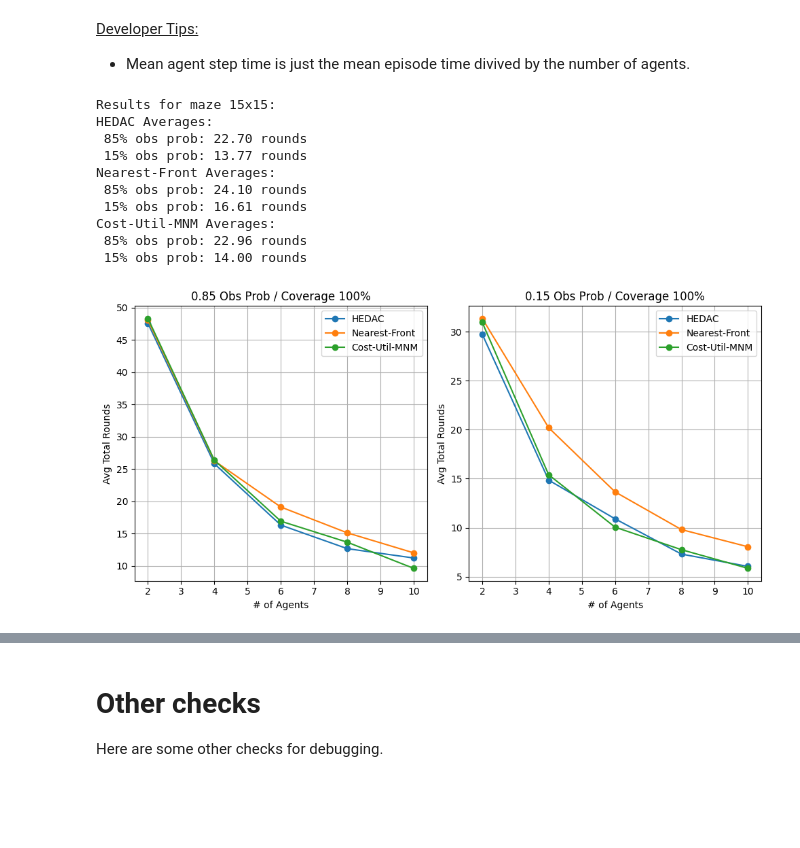
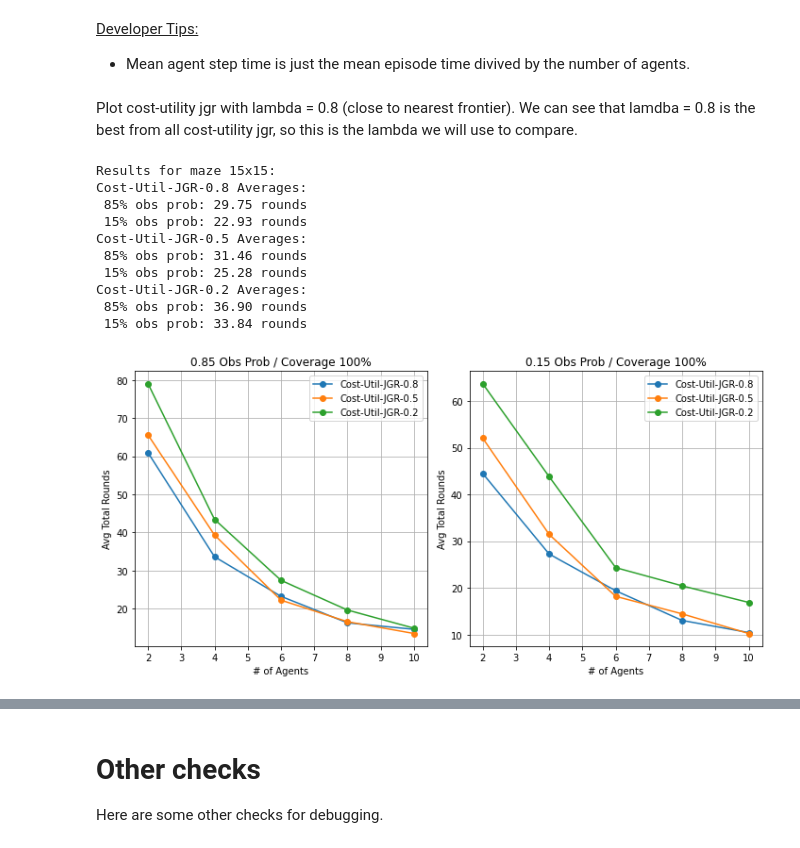
Before and after one commit to manouslinard/multiagent-exploration, a Jupyter notebook: Swarm_RL-Manousos.ipynb, the cells around one changed output, grey strips where cells are left out. Cells and saved outputs as stored; diff of their text form; code cells hidden in the pictures; blank space fills up the shorter version.

Commit message:
impl cu_jgr cost-util

```diff
--- a/Swarm_RL-Manousos.ipynb
+++ b/Swarm_RL-Manousos.ipynb
@@ -910,7 +994,7 @@ def save_xlsx(file_path: str, new_row: dict):
 # %% [markdown]
 Function to test astar with many experiments (print averages).
 # %%
-def test_astar(num_agents, num_test, start_grid = None, gen_stage_func = None, file_path = None, agent_view_range = 2, debug=False, coverage_mode=True, coverage_finish=1.0, algo='nf', alpha=10, max_hedac_iter=100):
+def test_astar(num_agents, num_test, start_grid = None, gen_stage_func = None, file_path = None, agent_view_range = 2, debug=False, coverage_mode=True, coverage_finish=1.0, algo='nf', alpha=10, max_hedac_iter=100, lambda_=0.8):
   """
   Function to test astar with many experiments (returns averages).
   If you want to give the initial grid, initialize the variable start_grid with your grid
@@ -943,8 +1027,8 @@ def test_astar(num_agents, num_test, start_grid = None, gen_stage_func = None, f
       grid = copy.deepcopy(start_grid)
     agents = generate_agents(real_stage = grid, num_agents = num_agents, view_range = agent_view_range, coverage_mode = coverage_mode)
     if coverage_mode:
-      if algo == 'nf' or algo == 'cu_mnm':
-        res = move_nf_coverage(start_grid=grid, start_agents=agents, coverage_finish = coverage_finish, debug=debug, algo=algo)
+      if algo == 'nf' or algo == 'cu_mnm' or algo == 'cu_jgr':
+        res = move_nf_coverage(start_grid=grid, start_agents=agents, coverage_finish = coverage_finish, debug=debug, algo=algo, lambda_=lambda_)
       elif algo == 'hedac':
         res = move_hedac_coverage(start_grid=grid, agents=agents, alpha=alpha, coverage_finish=coverage_finish, max_iter=max_hedac_iter, debug=debug)
       # if res[0] != 1.0:
@@ -1058,7 +1145,7 @@ Average Coverage Percentage: 1.0 / Average Total Rounds: 72.8 / Average Round Ti
 # Complex Experimentation (used in thesis)
 This section contains the main experiment process used for getting results/comparing algos in complex and big mazes.
 # %%
-def run_exp_xlsx(file_path, file_path_all, min_num_agents, max_num_agents, rows, cols, num_test, obs_prob=0.85, agent_view = 2, coverage_mode=True, algo='nf', alpha=10, max_hedac_iter=100):
+def run_exp_xlsx(file_path, file_path_all, min_num_agents, max_num_agents, rows, cols, num_test, obs_prob=0.85, agent_view = 2, coverage_mode=True, algo='nf', alpha=10, max_hedac_iter=100, lambda_=0.8):
   """Function to test and save the results of the algos."""
   try:
       df = pd.read_excel(file_path)
@@ -1067,7 +1154,7 @@ def run_exp_xlsx(file_path, file_path_all, min_num_agents, max_num_agents, rows,
 
   for num_agent in range(min_num_agents, max_num_agents + 1, 2):
     print(f"Agent number: {num_agent} / Obs_Prob: {obs_prob}")
-    avg_cover, avg_rounds, avg_round_time, avg_agent_step_time, avg_exp_time = test_astar(num_agent, num_test, gen_stage_func=functools.partial(create_maze, rows=rows, cols=cols, obs_prob=obs_prob), agent_view_range=agent_view, debug=False, file_path=file_path_all, coverage_mode=coverage_mode, algo=algo, alpha=alpha, max_hedac_iter=max_hedac_iter)
+    avg_cover, avg_rounds, avg_round_time, avg_agent_step_time, avg_exp_time = test_astar(num_agent, num_test, gen_stage_func=functools.partial(create_maze, rows=rows, cols=cols, obs_prob=obs_prob), agent_view_range=agent_view, debug=False, file_path=file_path_all, coverage_mode=coverage_mode, algo=algo, alpha=alpha, max_hedac_iter=max_hedac_iter, lambda_=lambda_)
     new_row = {
         "#_Agents": num_agent,
         "Coverage": avg_cover,
@@ -1080,7 +1167,7 @@ def run_exp_xlsx(file_path, file_path_all, min_num_agents, max_num_agents, rows,
     df = df._append(new_row, ignore_index=True)
     df.to_excel(file_path, float_format='%.5f', index=False)
     print(f"Agent number: {num_agent} / Obs_Prob: {1-obs_prob}")
-    avg_cover, avg_rounds, avg_round_time, avg_agent_step_time, avg_exp_time = test_astar(num_agent, num_test, gen_stage_func=functools.partial(create_maze, rows=rows, cols=cols, obs_prob= 1 - obs_prob), agent_view_range=agent_view, debug=False, file_path=file_path_all, coverage_mode=coverage_mode, algo=algo, alpha=alpha, max_hedac_iter=max_hedac_iter)
+    avg_cover, avg_rounds, avg_round_time, avg_agent_step_time, avg_exp_time = test_astar(num_agent, num_test, gen_stage_func=functools.partial(create_maze, rows=rows, cols=cols, obs_prob= 1 - obs_prob), agent_view_range=agent_view, debug=False, file_path=file_path_all, coverage_mode=coverage_mode, algo=algo, alpha=alpha, max_hedac_iter=max_hedac_iter, lambda_=lambda_)
     new_row = {
         "#_Agents": num_agent,
         "Coverage": avg_cover,
@@ -1106,7 +1193,10 @@ num_test = 20
 obs_prob = 0.85
 agent_view = 2
 coverage_mode = True    # this is researched in the thesis.
-algo = 'cu_mnm'
+algo = 'cu_jgr'
+alpha, max_hedac_iter = 10, 100 # used in hedac
+lambda_ = 0.8 # used in cost-utility jgr
+
 # =================================
 
 file_name_all = f'{algo}_all_{rows}x{cols}_{coverage_mode}_{agent_view}.xlsx'
@@ -1129,7 +1219,7 @@ else:
 
 print(f"Running {algo} algorithm...")
 if get_ipython() and os.name != 'posix': # runs in jupiter and windows
-  run_exp_xlsx(file_path, file_path_all, min_num_agents, max_num_agents, rows, cols, num_test, obs_prob, agent_view, coverage_mode, algo)
+  run_exp_xlsx(file_path, file_path_all, min_num_agents, max_num_agents, rows, cols, num_test, obs_prob, agent_view, coverage_mode, algo, lambda_=lambda_)
 else: # in unix or script (not notebook) -> uses multiprocesses:
   # num_cores = 4
   num_cores = multiprocessing.cpu_count()
@@ -1151,8 +1241,7 @@ else: # in unix or script (not notebook) -> uses multiprocesses:
   # ------------------------
 
   l = len(agent_teams[0]) # gets the team size of each team
-  params_list = [(file_paths[i], file_paths_all[i], agent_teams[i][max(0, l-2)], agent_teams[i][l-1], rows, cols, num_test, round(abs((i % 2) - obs_prob), 2), agent_view, coverage_mode, algo) for i in range(num_cores)]
-
+  params_list = [(file_paths[i], file_paths_all[i], agent_teams[i][max(0, l-2)], agent_teams[i][l-1], rows, cols, num_test, round(abs((i % 2) - obs_prob), 2), agent_view, coverage_mode, algo, alpha, max_hedac_iter, lambda_) for i in range(num_cores)]
   print(params_list)
 
   if __name__ == "__main__":
@@ -1166,6 +1255,22 @@ else: # in unix or script (not notebook) -> uses multiprocesses:
 
     for process in processes:
         process.join()
+# %%
+df = []
+df_all = []
+for i in range(1, 6):
+    path_all = f'results/{algo}/{rows}x{cols}/all/p{i}_{algo}_all_{rows}x{cols}_{coverage_mode}_{agent_view}.xlsx'
+    path_avg = f'results/{algo}/{rows}x{cols}/p{i}_{algo}_{rows}x{cols}_{coverage_mode}_{agent_view}_{num_test}.xlsx'
+    df_all.append(pd.read_excel(path_all))
+    df.append(pd.read_excel(path_avg))
+    os.remove(path_avg)
+    os.remove(path_all)
+
+df_all = pd.concat(df_all, ignore_index=True, axis=0)
+df_all.to_excel(f'results/{algo}/{rows}x{cols}/all/{algo}_all_{rows}x{cols}_{coverage_mode}_{agent_view}_{lambda_}.xlsx', index=False)
+
+df = pd.concat(df, ignore_index=True, axis=0)
+df.to_excel(f'results/{algo}/{rows}x{cols}/{algo}_{rows}x{cols}_{coverage_mode}_{agent_view}_{num_test}_{lambda_}.xlsx', index=False)
 # %% [markdown]
 # Results Plot
 Plotting the results of the experiments.
@@ -1211,22 +1316,23 @@ def plot_comparison(file_dict, print_avg=True):
 
     plt.tight_layout()
     plt.show()
-
-file_dict = {'HEDAC': 'results/hedac/15x15/hedac_15x15_True_2_20.xlsx',
-             'Nearest-Front': 'results/nf/15x15/nf_15x15_True_2_20.xlsx',
-             'Cost-Util-MNM': 'results/cu_mnm/15x15/cu_mnm_15x15_True_2_20.xlsx'}
-
-print("Results for maze 15x15:")
-plot_comparison(file_dict)
-# %% [output]
-Results for maze 15x15:
-HEDAC Averages:
- 85% obs prob: 22.70 rounds
- 15% obs prob: 13.77 rounds
-Nearest-Front Averages:
- 85% obs prob: 24.10 rounds
- 15% obs prob: 16.61 rounds
-Cost-Util-MNM Averages:
- 85% obs prob: 22.96 rounds
- 15% obs prob: 14.00 rounds
-[figure, removed]
+# %% [markdown]
+Plot cost-utility jgr with lambda = 0.8 (close to nearest frontier). We can see that lamdba = 0.8 is the best from all cost-utility jgr, so this is the lambda we will use to compare.
+# %%
+file_dict = {'Cost-Util-JGR-0.8': 'results/cu_jgr/15x15/cu_jgr_15x15_True_2_20_0.8.xlsx',
+             'Cost-Util-JGR-0.5': 'results/cu_jgr/15x15/cu_jgr_15x15_True_2_20_0.5.xlsx',
+             'Cost-Util-JGR-0.2': 'results/cu_jgr/15x15/cu_jgr_15x15_True_2_20_0.2.xlsx',}
+print("Results for maze 15x15:")
+plot_comparison(file_dict)
+# %% [output]
+Results for maze 15x15:
+Cost-Util-JGR-0.8 Averages:
+ 85% obs prob: 29.75 rounds
+ 15% obs prob: 22.93 rounds
+Cost-Util-JGR-0.5 Averages:
+ 85% obs prob: 31.46 rounds
+ 15% obs prob: 25.28 rounds
+Cost-Util-JGR-0.2 Averages:
+ 85% obs prob: 36.90 rounds
+ 15% obs prob: 33.84 rounds
+[figure, added]
```
Also changed, not shown: parts of 9 cells of this notebook, 6 other files.
